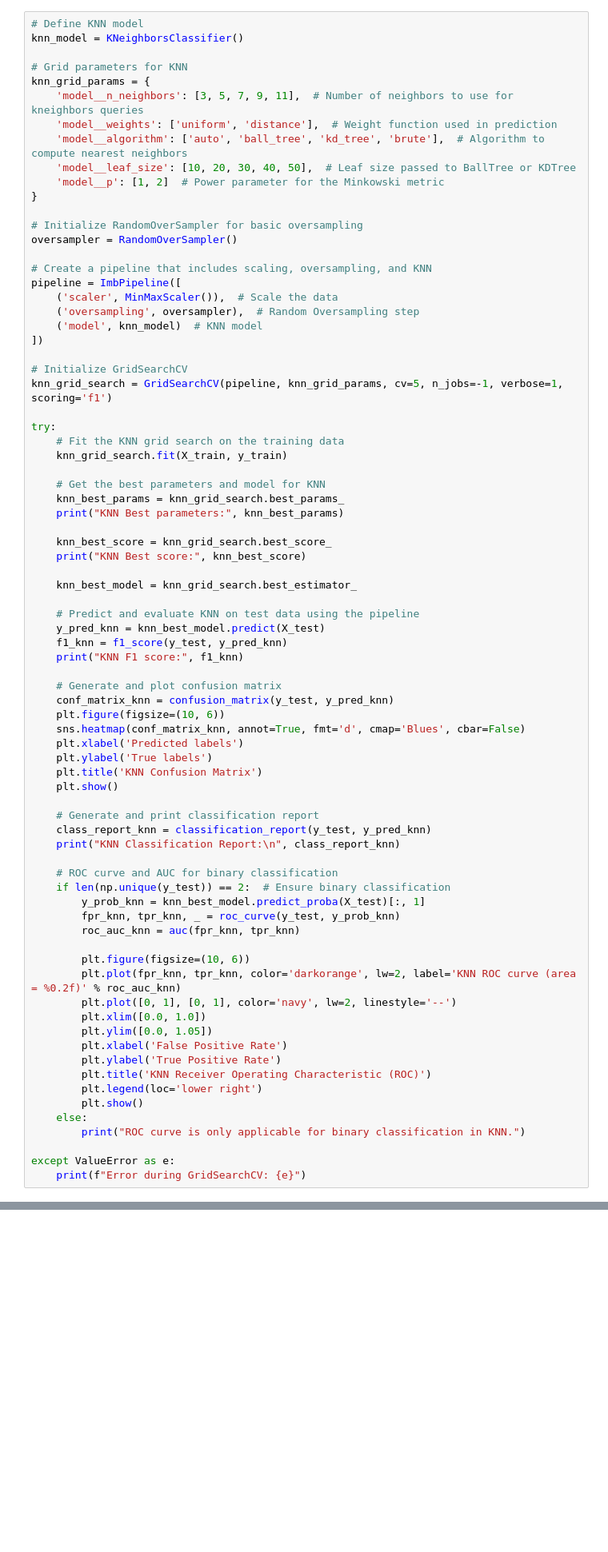
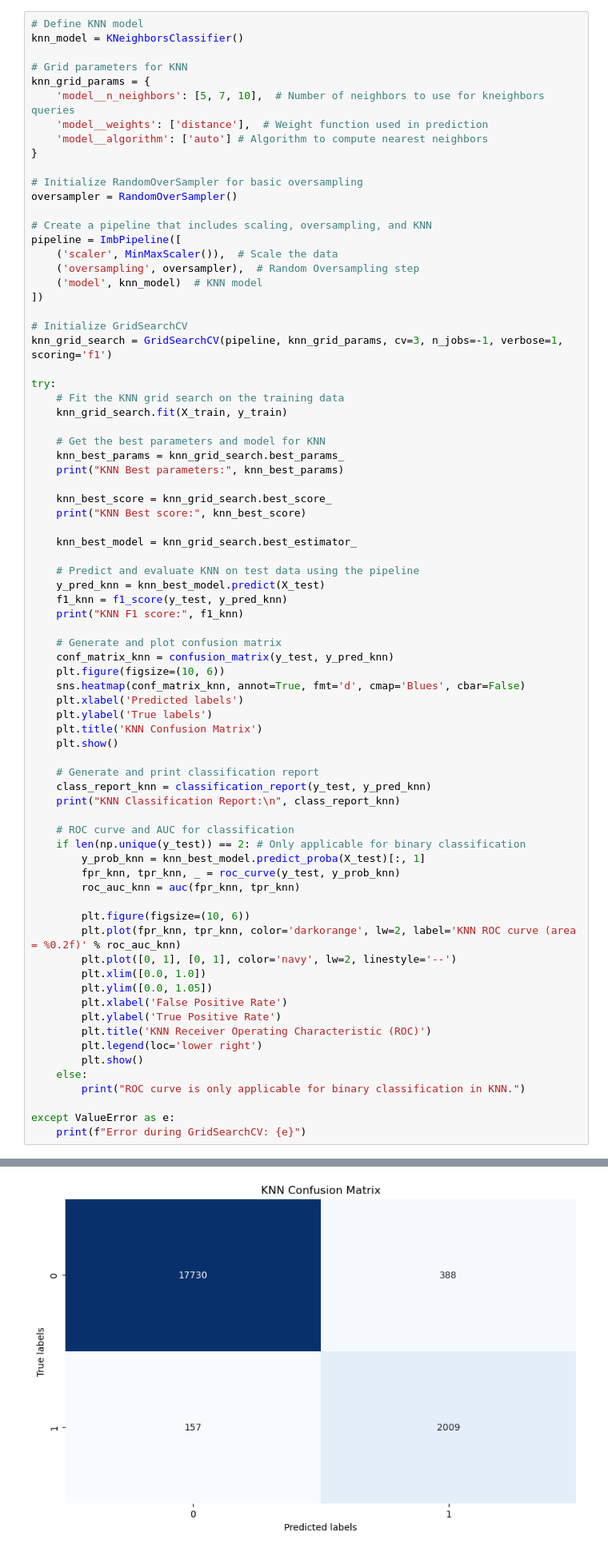
Before and after one commit to Ping-YUAN/heartbeat-analysis-ai, a Jupyter notebook: notebooks/modeling_mit_knn.ipynb, the cells around one changed output, grey strips where cells are left out. Shown at 80% size. Drawn from its saved outputs; the diff is of its cells as text; blank space fills up the shorter version.

```diff
--- a/notebooks/modeling_mit_knn.ipynb
+++ b/notebooks/modeling_mit_knn.ipynb
@@ -89,11 +89,9 @@ knn_model = KNeighborsClassifier()
 
 # Grid parameters for KNN
 knn_grid_params = {
-    'model__n_neighbors': [3, 5, 7, 9, 11],  # Number of neighbors to use for kneighbors queries
-    'model__weights': ['uniform', 'distance'],  # Weight function used in prediction
-    'model__algorithm': ['auto', 'ball_tree', 'kd_tree', 'brute'],  # Algorithm to compute nearest neighbors
-    'model__leaf_size': [10, 20, 30, 40, 50],  # Leaf size passed to BallTree or KDTree
-    'model__p': [1, 2]  # Power parameter for the Minkowski metric
+    'model__n_neighbors': [5, 7, 10],  # Number of neighbors to use for kneighbors queries
+    'model__weights': ['distance'],  # Weight function used in prediction
+    'model__algorithm': ['auto'] # Algorithm to compute nearest neighbors
 }
 
 # Initialize RandomOverSampler for basic oversampling
@@ -107,7 +105,7 @@ pipeline = ImbPipeline([
 ])
 
 # Initialize GridSearchCV
-knn_grid_search = GridSearchCV(pipeline, knn_grid_params, cv=5, n_jobs=-1, verbose=1, scoring='f1')
+knn_grid_search = GridSearchCV(pipeline, knn_grid_params, cv=3, n_jobs=-1, verbose=1, scoring='f1')
 
 try:
     # Fit the KNN grid search on the training data
@@ -140,8 +138,8 @@ try:
     class_report_knn = classification_report(y_test, y_pred_knn)
     print("KNN Classification Report:\n", class_report_knn)
 
-    # ROC curve and AUC for binary classification
-    if len(np.unique(y_test)) == 2:  # Ensure binary classification
+    # ROC curve and AUC for classification
+    if len(np.unique(y_test)) == 2: # Only applicable for binary classification
         y_prob_knn = knn_best_model.predict_proba(X_test)[:, 1]
         fpr_knn, tpr_knn, _ = roc_curve(y_test, y_prob_knn)
         roc_auc_knn = auc(fpr_knn, tpr_knn)
@@ -166,0 +172 @@ KeyboardInterrupt:
+[figure, added]
```
Also changed, not shown: parts of 2 cells of this notebook, 3 other files.
